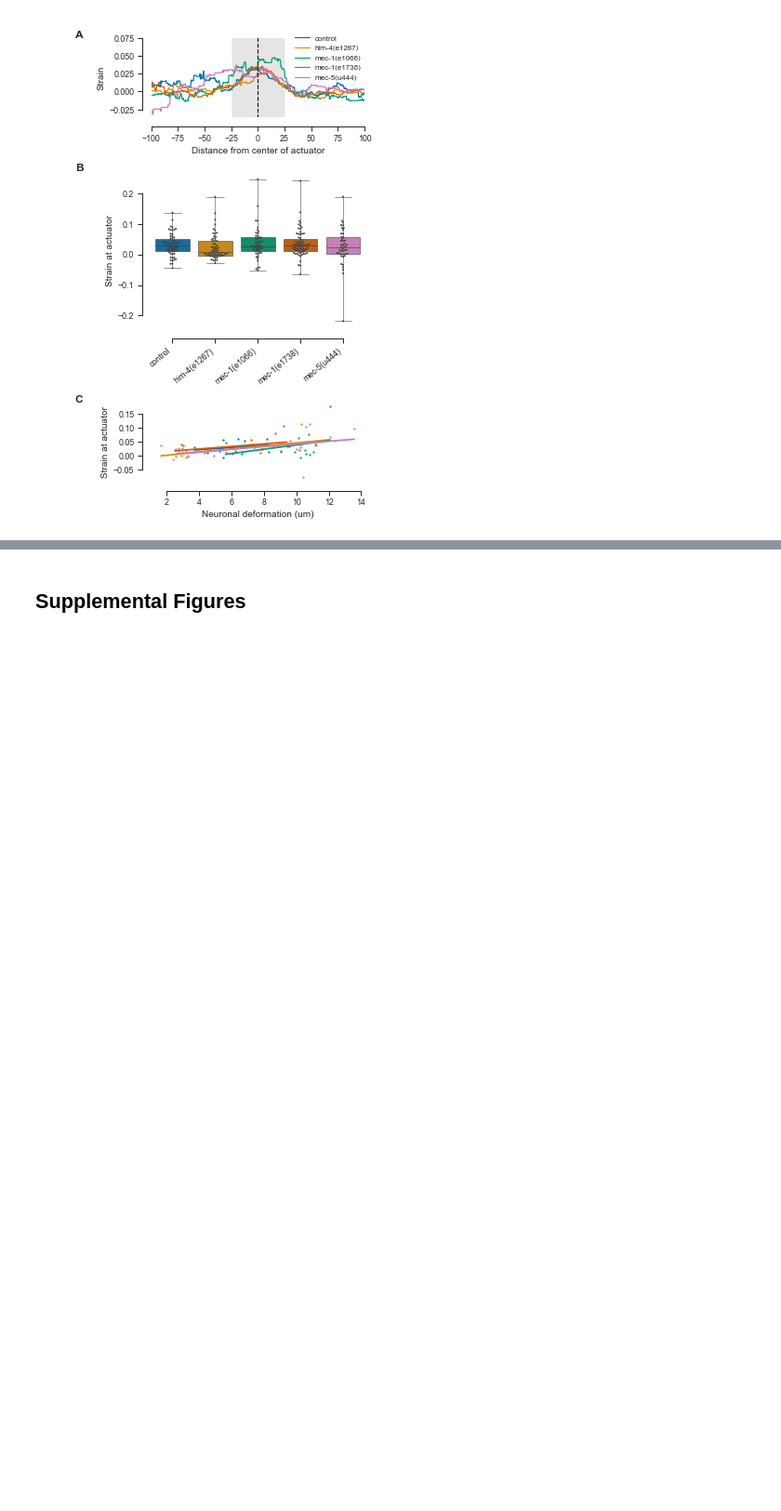
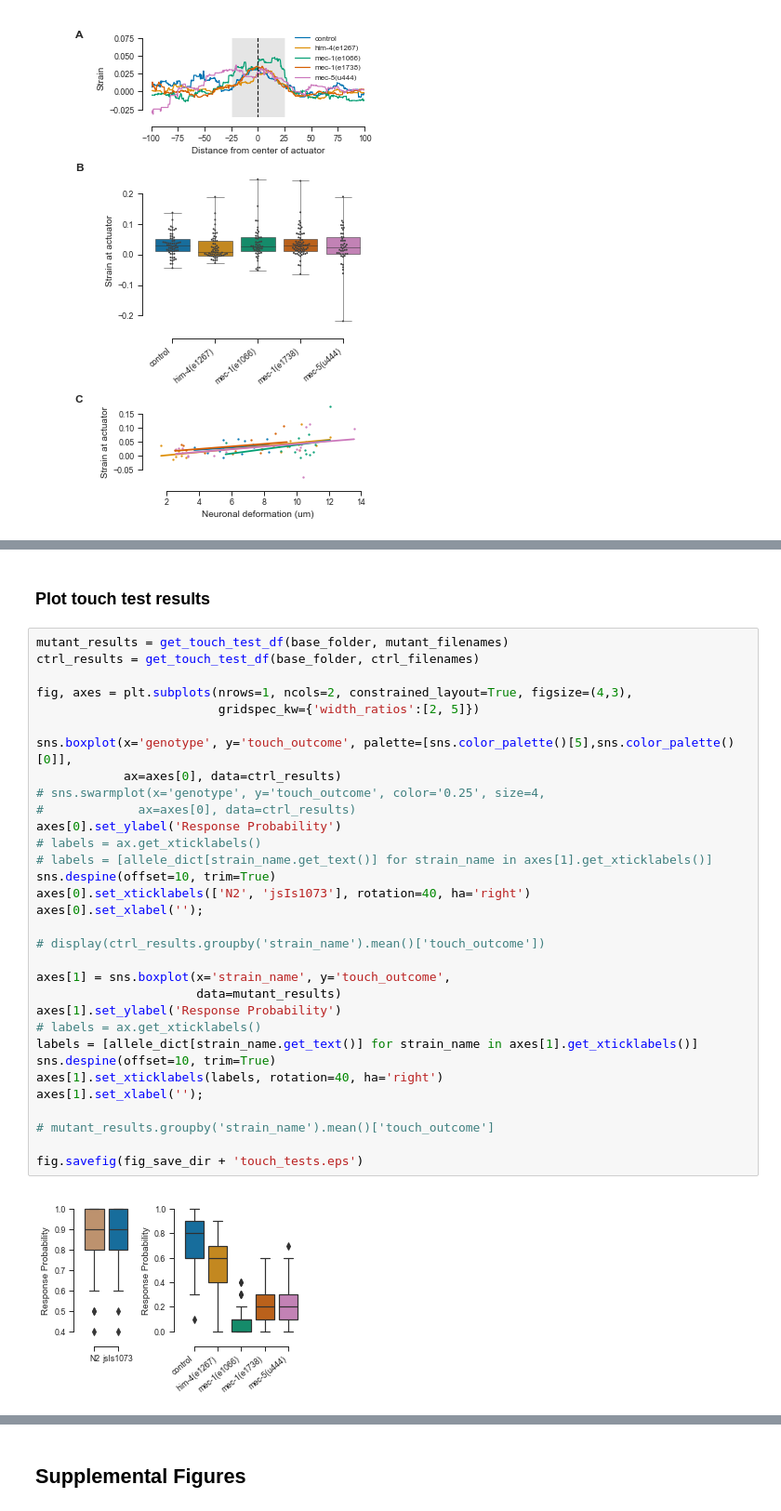
Before and after one commit to anekimken/SSN_ImageAnalysis, a Jupyter notebook: Notebooks/Displacement and Strain Plots.ipynb, the cells around one changed output, grey strips where cells are left out. Shown at 93% size. Drawn from its saved outputs; the diff is of its cells as text; blank space fills up the shorter version.

```diff
--- a/Notebooks/Displacement and Strain Plots.ipynb
+++ b/Notebooks/Displacement and Strain Plots.ipynb
@@ -1237,0 +1310,36 @@ fig.savefig(fig_save_dir + 'MutantStrain.pdf')
+# %% [markdown]
+### Plot touch test results
+# %%
+mutant_results = get_touch_test_df(base_folder, mutant_filenames)
+ctrl_results = get_touch_test_df(base_folder, ctrl_filenames)
+
+fig, axes = plt.subplots(nrows=1, ncols=2, constrained_layout=True, figsize=(4,3),
+                         gridspec_kw={'width_ratios':[2, 5]})
+
+sns.boxplot(x='genotype', y='touch_outcome', palette=[sns.color_palette()[5],sns.color_palette()[0]],
+            ax=axes[0], data=ctrl_results)
+# sns.swarmplot(x='genotype', y='touch_outcome', color='0.25', size=4,
+#             ax=axes[0], data=ctrl_results)
+axes[0].set_ylabel('Response Probability')
+# labels = ax.get_xticklabels()
+# labels = [allele_dict[strain_name.get_text()] for strain_name in axes[1].get_xticklabels()]
+sns.despine(offset=10, trim=True)
+axes[0].set_xticklabels(['N2', 'jsIs1073'], rotation=40, ha='right')
+axes[0].set_xlabel('');
+
+# display(ctrl_results.groupby('strain_name').mean()['touch_outcome'])
+
+axes[1] = sns.boxplot(x='strain_name', y='touch_outcome',
+                      data=mutant_results)
+axes[1].set_ylabel('Response Probability')
+# labels = ax.get_xticklabels()
+labels = [allele_dict[strain_name.get_text()] for strain_name in axes[1].get_xticklabels()]
+sns.despine(offset=10, trim=True)
+axes[1].set_xticklabels(labels, rotation=40, ha='right')
+axes[1].set_xlabel('');
+
+# mutant_results.groupby('strain_name').mean()['touch_outcome']
+
+fig.savefig(fig_save_dir + 'touch_tests.eps')
+# %% [output]
+[figure, added]
```
Also changed, not shown: parts of 12 cells of this notebook, 2 other files.
